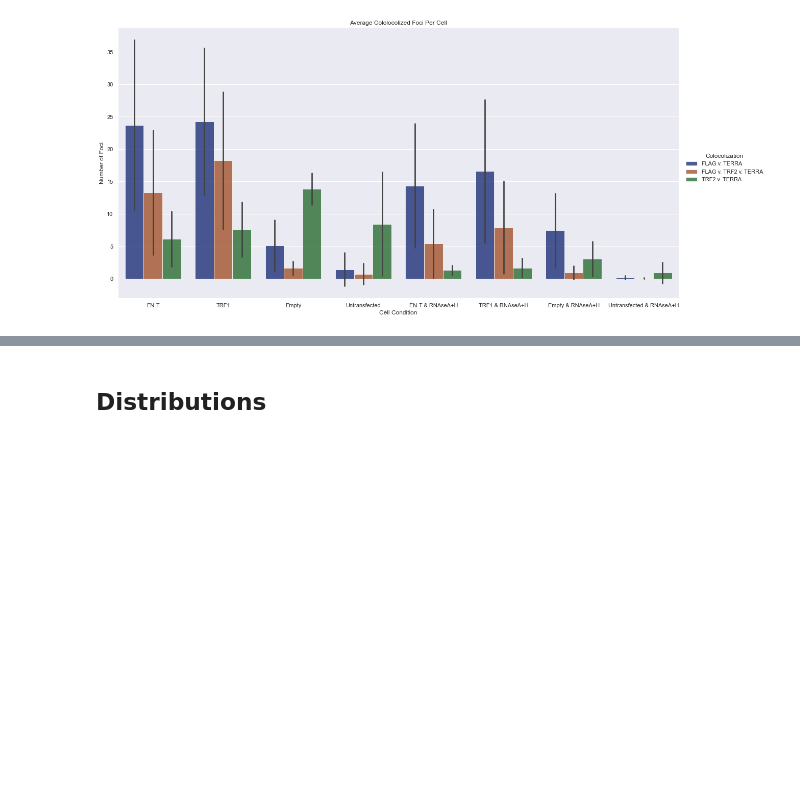
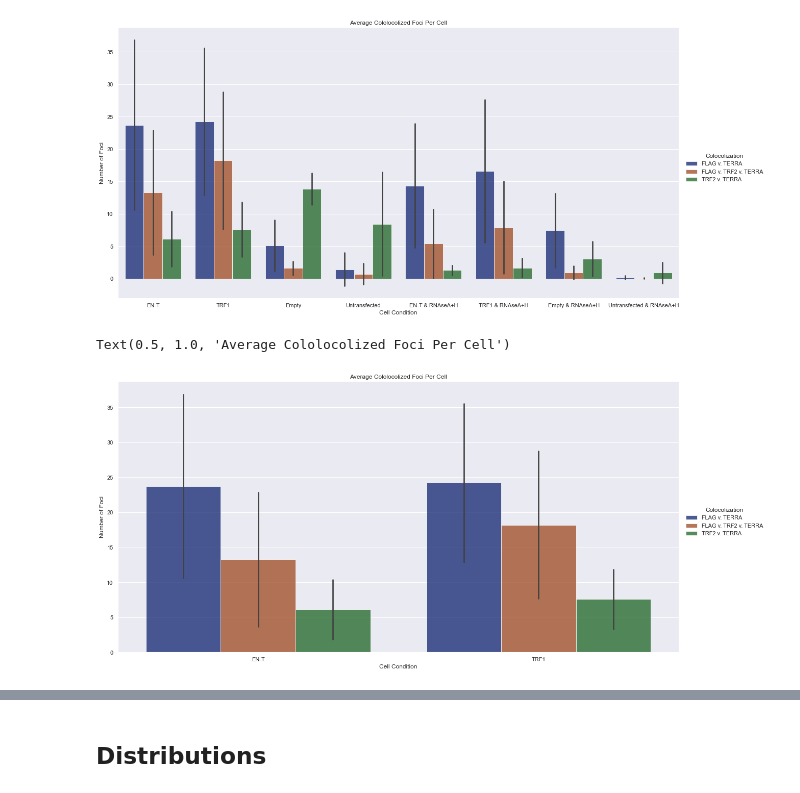
Before and after one commit to aidan-lew/TERRA_DSB, a Jupyter notebook: refined_terra_dsb.ipynb, the cells around one changed output, grey strips where cells are left out. Cells and saved outputs as stored; diff of their text form; code cells hidden in the pictures; blank space fills up the shorter version.

```diff
--- a/refined_terra_dsb.ipynb
+++ b/refined_terra_dsb.ipynb
@@ -169,3 +209,18 @@ plt.title("Average Cololocolized Foci Per Cell")
 # %% [output]
 Text(0.5, 1.0, 'Average Cololocolized Foci Per Cell')
 [figure]
+# %%
+# Show that TERRA responds to DSB's from either EN-T and TRF1
+g = sns.catplot(
+    data=telo_df, kind="bar",
+    x="Cell_condition", y="foci_per_cell", hue="Colocolization",
+    ci="sd", palette="dark", alpha=.75, height=8, aspect=2, order=["EN-T","TRF1"]
+)
+
+g.despine(left=False)
+g.set_axis_labels("Cell Condition", "Number of Foci")
+g.legend.set_title("Colocolization")
+plt.title("Average Cololocolized Foci Per Cell")
+# %% [output]
+Text(0.5, 1.0, 'Average Cololocolized Foci Per Cell')
+[figure, added]
```
Also changed, not shown: parts of 9 cells of this notebook.
